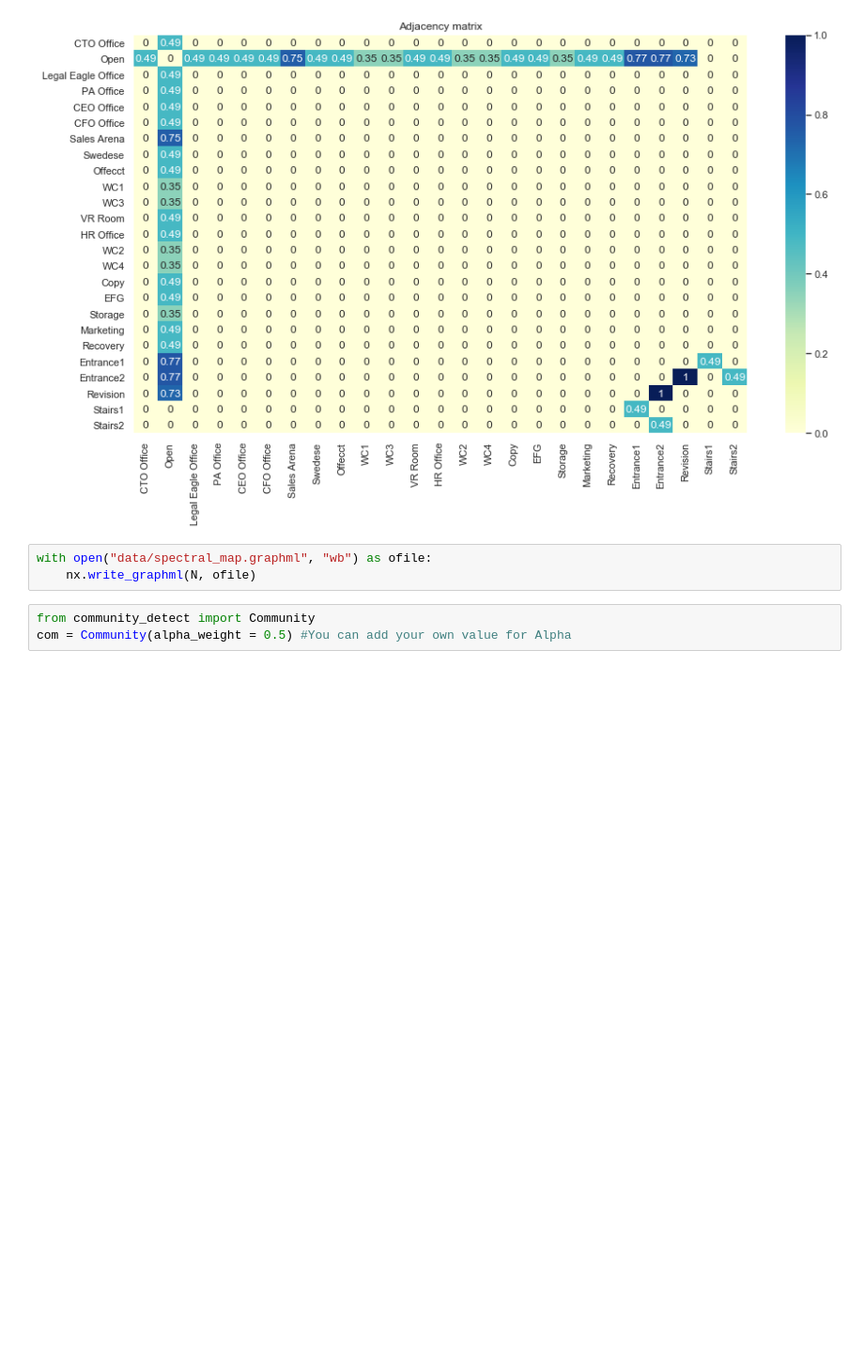
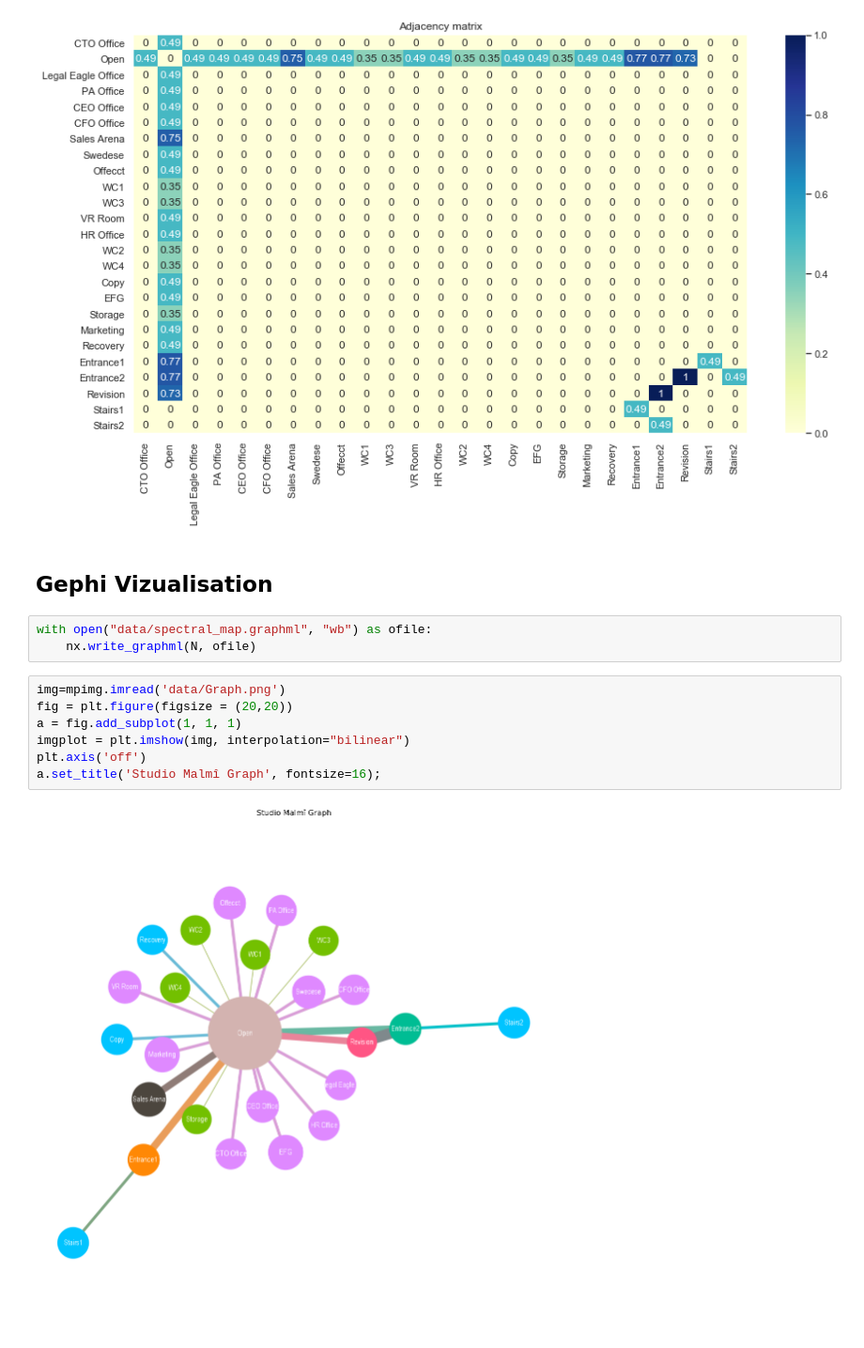
Before and after one commit to GAnagno/Social-Web, a Jupyter notebook: Spectral Map.ipynb, the cells around one changed output. Shown: that part at 94% size. Saved outputs shown, nothing was run; the diff lists cells and outputs as text; blank space fills up the shorter version.

```diff
--- a/Spectral Map.ipynb
+++ b/Spectral Map.ipynb
@@ -439,9 +434,17 @@ sns.set()
 sns.heatmap(A, cmap="YlGnBu", annot=True, xticklabels=N.nodes, yticklabels=N.nodes);
 # %% [output]
 [figure]
+# %% [markdown]
+## Gephi Vizualisation
 # %%
 with open("data/spectral_map.graphml", "wb") as ofile:
     nx.write_graphml(N, ofile)
-# %%
-from community_detect import Community
-com = Community(alpha_weight = 0.5) #You can add your own value for Alpha
+# %%
+img=mpimg.imread('data/Graph.png')
+fig = plt.figure(figsize = (20,20))
+a = fig.add_subplot(1, 1, 1)
+imgplot = plt.imshow(img, interpolation="bilinear")
+plt.axis('off')
+a.set_title('Studio Malmî Graph', fontsize=16);
+# %% [output]
+[figure, added]
```
Also changed, not shown: parts of 6 cells of this notebook.
